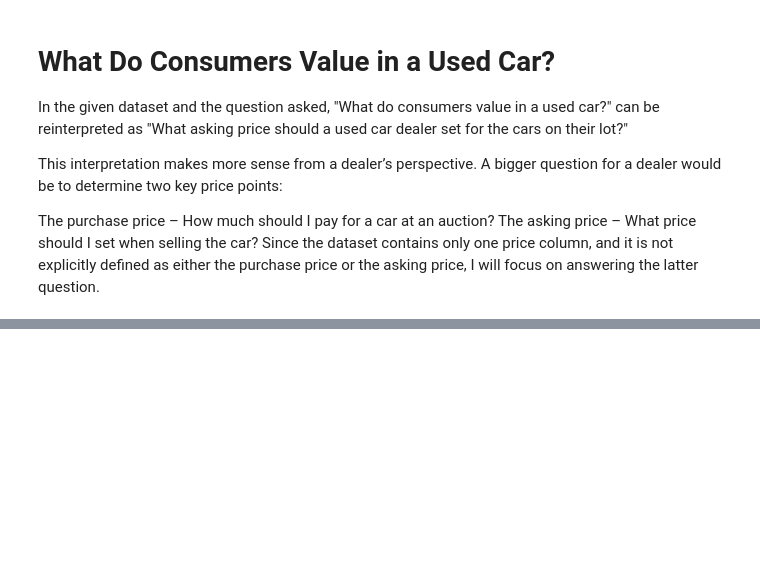
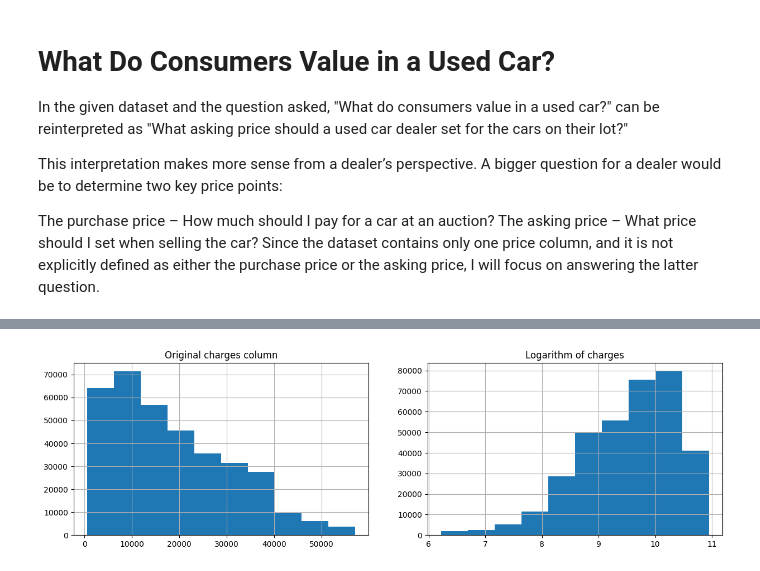
Before and after one commit to MRiDeb/Vehicles, a Jupyter notebook: prompt_II.ipynb, the cells around one changed output, grey strips where cells are left out. Drawn from its saved outputs; the diff is of its cells as text; code cells hidden in the pictures; blank space fills up the shorter version.

```diff
--- a/prompt_II.ipynb
+++ b/prompt_II.ipynb
@@ -95,0 +171,17 @@ Now that we've settled on our models and findings, it is time to deliver the inf
+# %%
+def remove_outliers_iqr(df, column_name):
+    """Removes outliers from the specified column using the IQR method."""
+    Q1 = df[column_name].quantile(0.25)
+    Q3 = df[column_name].quantile(0.75)
+    IQR = Q3 - Q1
+    lower_bound = Q1 - 1.5 * IQR
+    upper_bound = Q3 + 1.5 * IQR
+    return df[(df[column_name] >= lower_bound) & (df[column_name] <= upper_bound)]
+
+
+#remove outlines from price and odometer collums
+vehicle = remove_outliers_iqr(vehicle, 'price')
+vehicle = remove_outliers_iqr(vehicle, 'odometer')
+
+#remove vehicles with price below $500
+vehicle = vehicle[(vehicle['price']>500)]
@@ -95,0 +207,14 @@ Now that we've settled on our models and findings, it is time to deliver the inf
+# %%
+df_sorted = vehicle.sort_values(by=[ 'manufacturer','model'])
+vehicle= df_sorted.ffill()
+df_sorted = df_sorted.sort_index()
+# %%
+fig, ax = plt.subplots(1, 2, figsize = (15, 4))
+ax[0].hist(vehicle['price'])
+ax[0].grid()
+ax[0].set_title('Original charges column')
+ax[1].hist(np.log1p(vehicle['price']))
+ax[1].grid()
+ax[1].set_title('Logarithm of charges');
+# %% [output]
+[figure, added]
```
Also changed, not shown: parts of 32 cells of this notebook, 3 other files.
